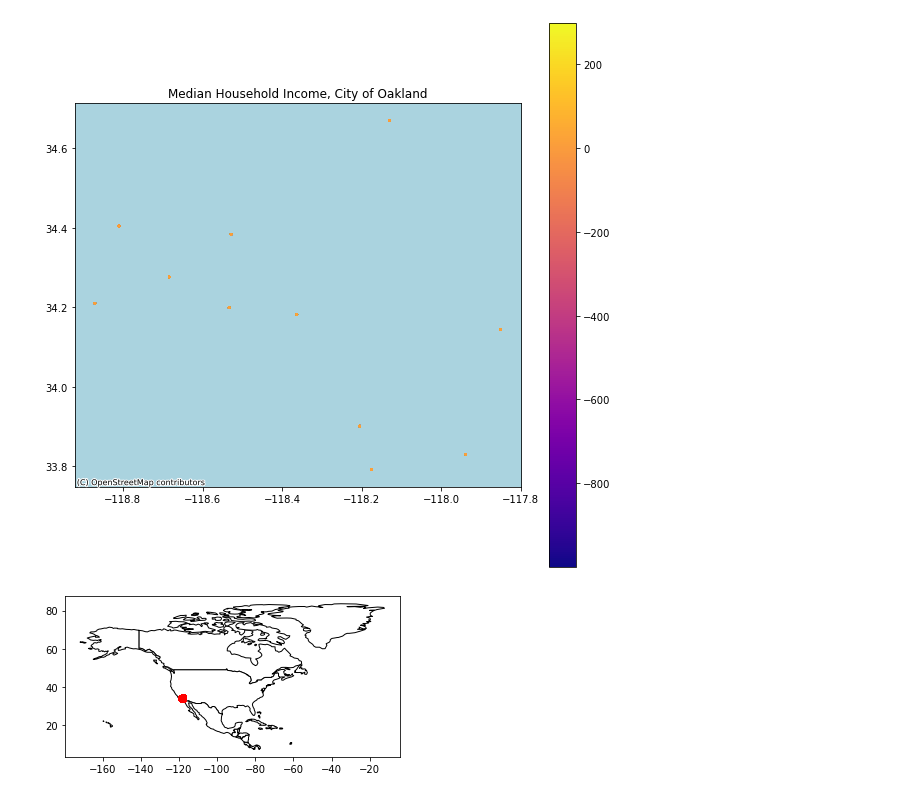
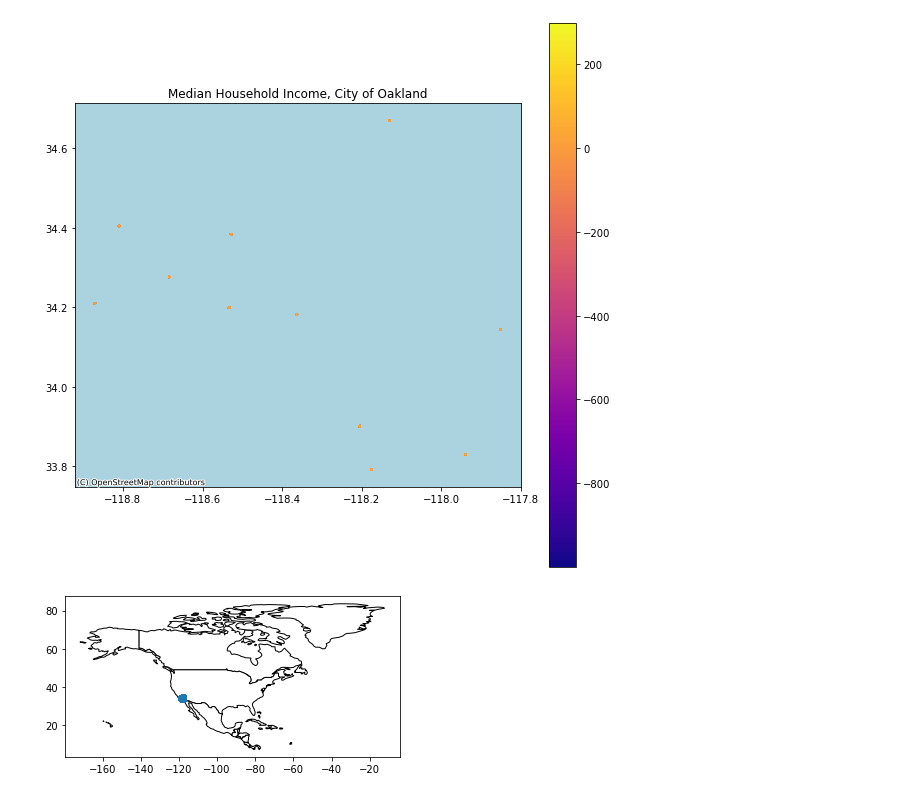
Before and after one commit to SharGhal/urbandatascience-s22, a Jupyter notebook: Try/Challenge 1 .ipynb, the cells around one changed output. Drawn from its saved outputs; the diff is of its cells as text; code cells hidden in the pictures.

```diff
--- a/Try/Challenge 1 .ipynb
+++ b/Try/Challenge 1 .ipynb
@@ -83,0 +99,13 @@ import matplotlib.pyplot as plt
+# %%
+import json
+import pandas as pd
+import requests
+import geopandas
+startDate = '2021-01-01T00'
+endDate = '2021-01-03T23'
+requestString = 'https://www.airnowapi.org/aq/data/?startDate={}&endDate={}&parameters=PM25&BBOX=-118.95,33.71,-117.65,34.83&dataType=C&format=application/json&verbose=0&monitorType=0&includerawconcentrations=0&API_KEY=4D443089-5C44-482F-8311-A46004897DA2'.format(startDate, endDate)
+r = requests.get(requestString)
+d = json.loads(r.text)
+df = pd.DataFrame(d) #convert to dataframe
+import matplotlib.pyplot as plt
+ax = df.plot('Value', figsize=(10, 10), alpha=0.5)
@@ -84,3 +114,7 @@ import matplotlib.pyplot as plt
+# %%
+gdf = gpd.GeoDataFrame(df,
+                       crs='epsg:4326',
+                       geometry=gpd.points_from_xy(df.longitude, df.latitude))
 # %%
 
 
@@ -101,13 +135,13 @@ Text(0.5, 1.0, 'Median Household Income, City of Oakland')
 # %%
 world = geopandas.read_file(geopandas.datasets.get_path('naturalearth_lowres'))
 
 # We restrict to South America.
 ax = world[world.continent == 'North America'].plot(
     color='white', edgecolor='black')
 
 # We can now plot our ``GeoDataFrame``.
-gdf.plot(ax=ax, color='red')
+gdf.plot(ax=ax)
 
 plt.show()
 # %% [output]
-[figure, old version]
+[figure, new version]
```
Also changed, not shown: parts of 5 cells of this notebook, 2 other files.
